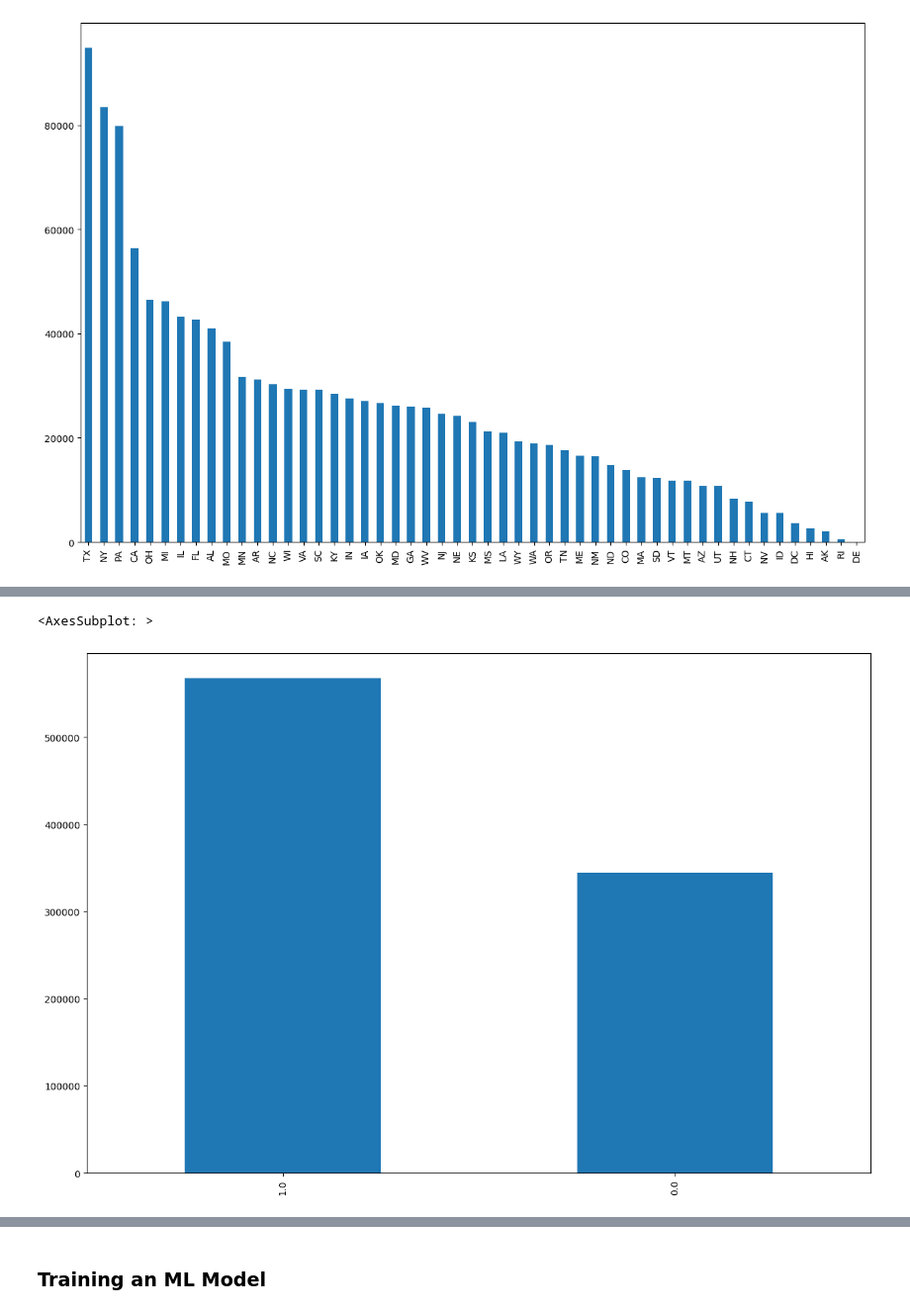
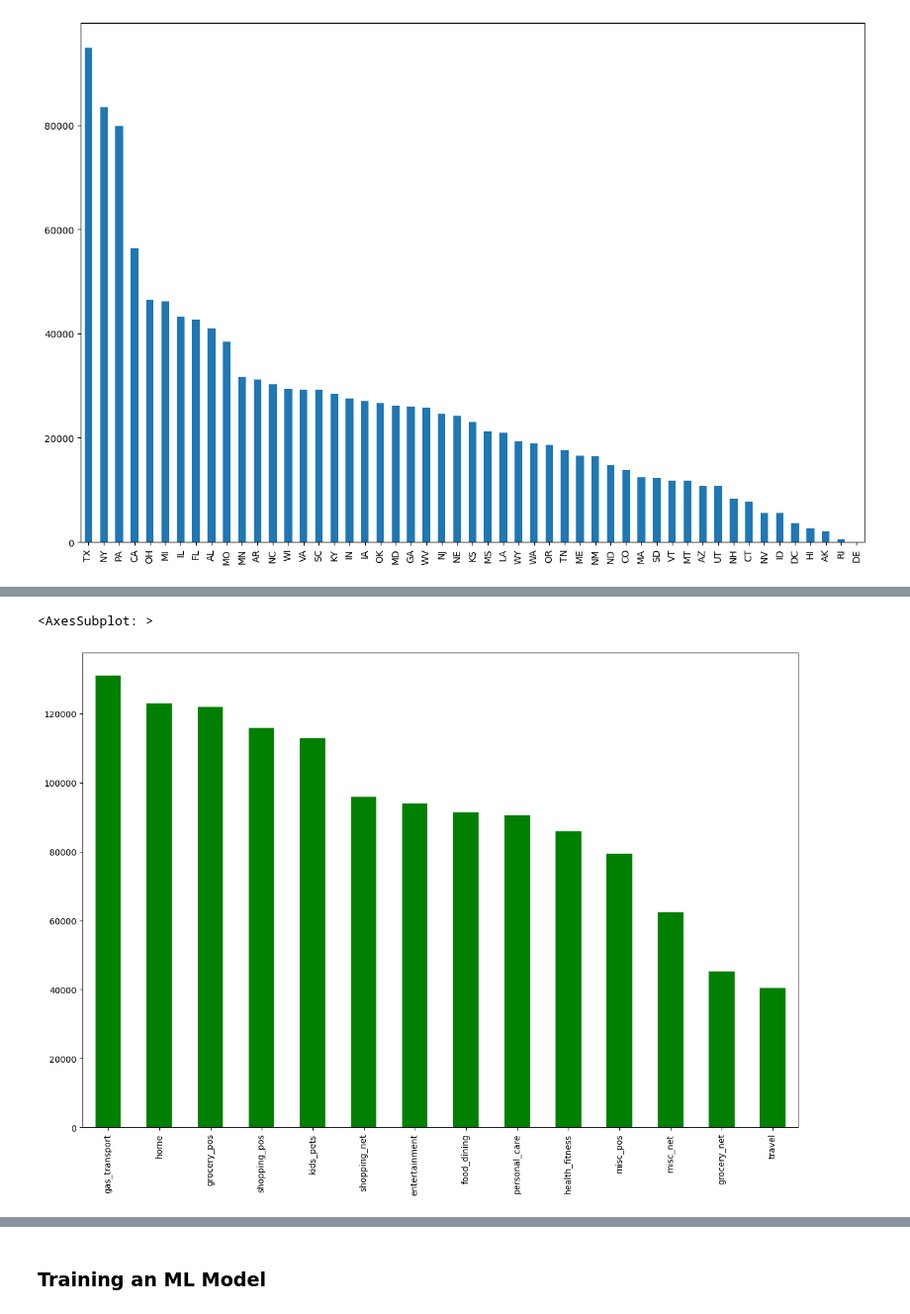
Before and after one commit to suhasmaddali/Credit-Card-Fraud-Detection, a Jupyter notebook: Credit Card Fraud Detection.ipynb, the cells around one changed output, grey strips where cells are left out. Shown at 99% size. Cells and saved outputs as stored; diff of their text form; code cells hidden in the pictures.

```diff
--- a/Credit Card Fraud Detection.ipynb
+++ b/Credit Card Fraud Detection.ipynb
@@ -137,8 +145,8 @@ fraud_cases['online_order'].value_counts().plot(kind = 'bar')
 # %%
-non_fraud_cases['online_order'].value_counts().plot(kind = 'bar')
+non_fraud_cases['category'].value_counts().plot(kind = 'bar', color = 'green')
 # %% [output]
 <AxesSubplot: >
-[figure, old version]
+[figure, new version]
 # %%
 sns.heatmap(X_train.corr(), annot = True, cmap = 'viridis')
 # %% [output]
```
Also changed, not shown: parts of 18 cells of this notebook.
